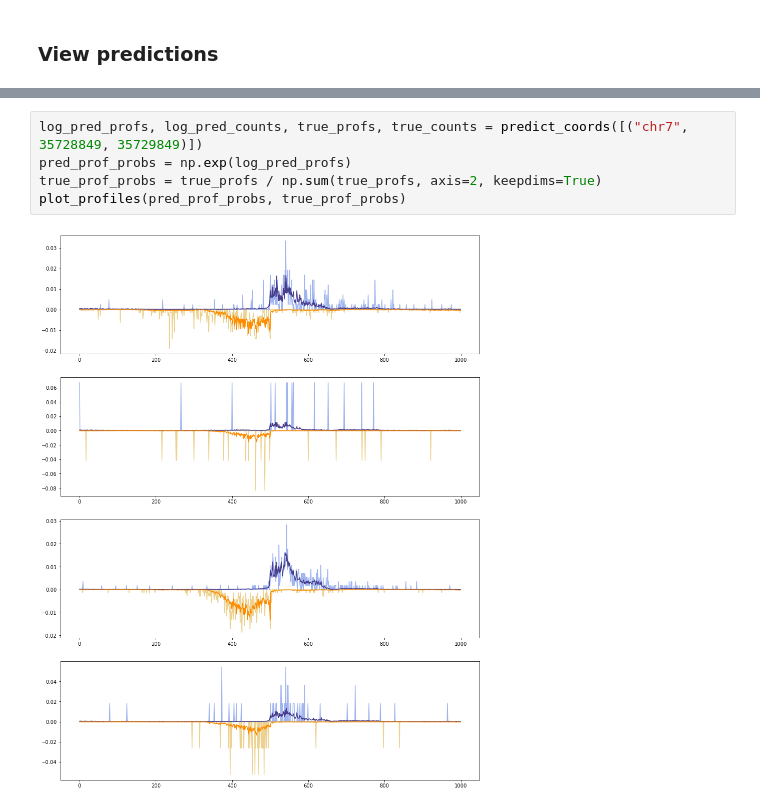
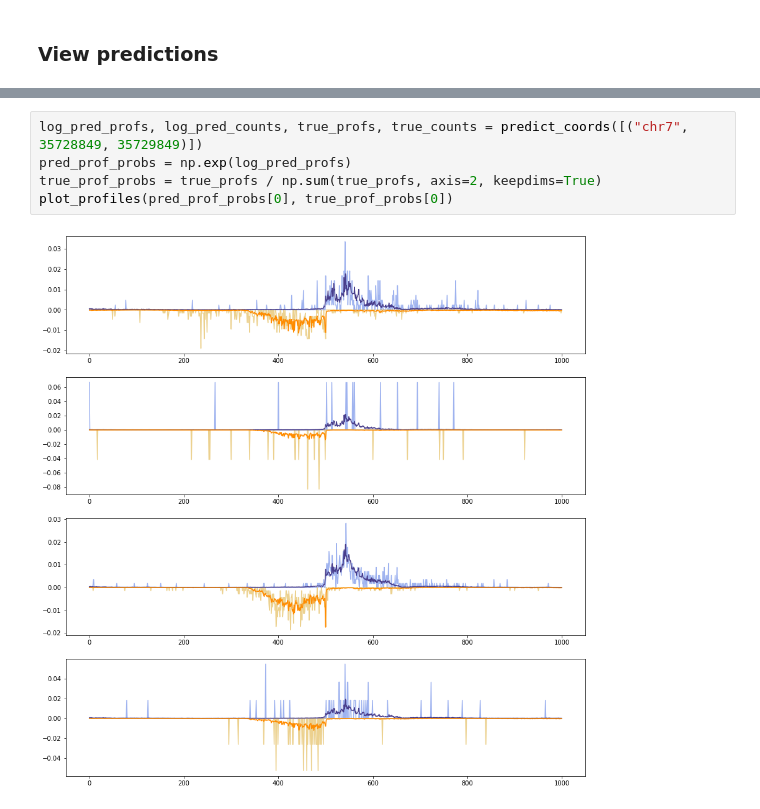
Before and after one commit to amtseng/fourier_attribution_priors, a Jupyter notebook: notebooks/predict_profiles.ipynb, the cells around one changed output, grey strips where cells are left out. Cells and saved outputs as stored; diff of their text form.

```diff
--- a/notebooks/predict_profiles.ipynb
+++ b/notebooks/predict_profiles.ipynb
@@ -153,10 +164,10 @@ plot_profiles(pred_prof_probs, true_prof_probs)
 # %%
 log_pred_profs, log_pred_counts, true_profs, true_counts = predict_coords([("chr7", 35728849, 35729849)])
 pred_prof_probs = np.exp(log_pred_profs)
 true_prof_probs = true_profs / np.sum(true_profs, axis=2, keepdims=True)
-plot_profiles(pred_prof_probs, true_prof_probs)
+plot_profiles(pred_prof_probs[0], true_prof_probs[0])
 # %% [output]
-[figure, old version]
+[figure, new version]
 # %%
 log_pred_profs, log_pred_counts, true_profs, true_counts = predict_coords([("chr21", 35867730, 35868730)])
 pred_prof_probs = np.exp(log_pred_profs)
```
Also changed, not shown: parts of 9 cells of this notebook, 6 other files.
